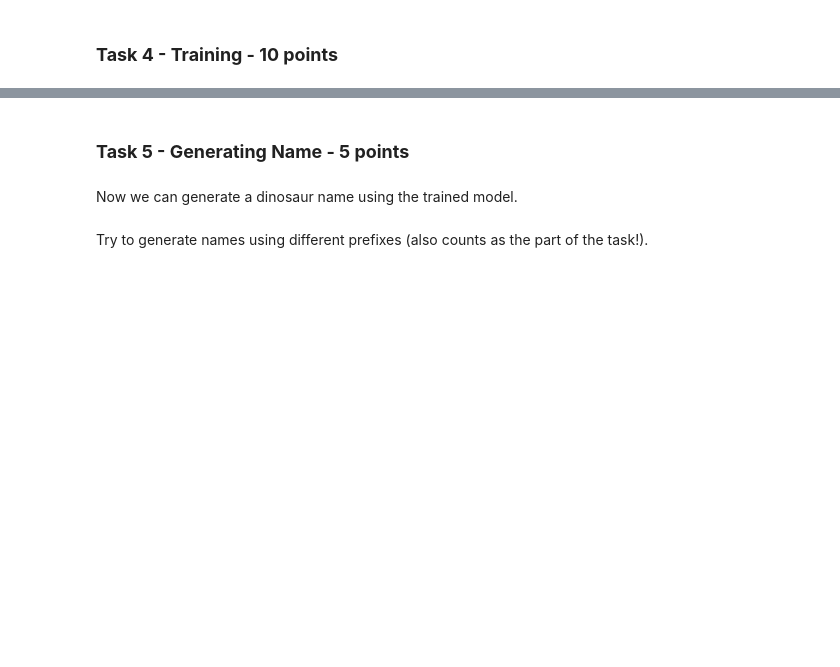
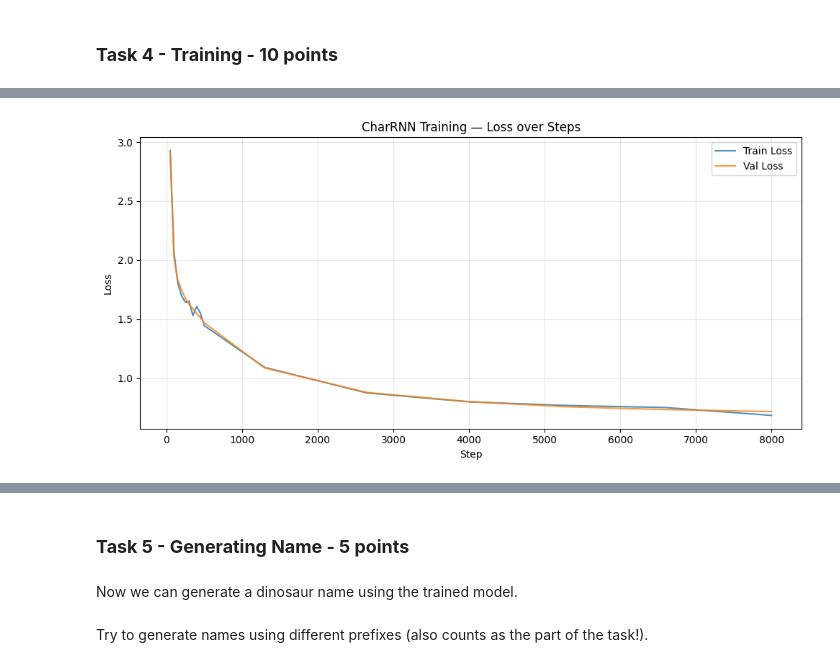
Before and after one commit to Nesher123/AI-Performance-Engineering-Course, a Jupyter notebook: module_2-llm_architecture/assignment_2-NLP_and_sequence_modeling/hometask_2-ofir_nesher.ipynb, the cells around one changed output, grey strips where cells are left out. Cells and saved outputs as stored; diff of their text form; code cells hidden in the pictures; blank space fills up the shorter version.

```diff
--- a/module_2-llm_architecture/assignment_2-NLP_and_sequence_modeling/hometask_2-ofir_nesher.ipynb
+++ b/module_2-llm_architecture/assignment_2-NLP_and_sequence_modeling/hometask_2-ofir_nesher.ipynb
@@ -969,2 +1158,45 @@ Initialize the model and run training for fixed number of epochs.
+# %%
+import re
+
+import matplotlib.pyplot as plt
+
+# Parse the training output from cell above
+output = """Epoch: 1/30... Step: 50... Loss: 2.9292... Val Loss: 2.9192
+Epoch: 1/30... Step: 100... Loss: 2.0650... Val Loss: 2.0216
+Epoch: 1/30... Step: 150... Loss: 1.8062... Val Loss: 1.8322
+Epoch: 1/30... Step: 200... Loss: 1.6979... Val Loss: 1.7477
+Epoch: 1/30... Step: 250... Loss: 1.6431... Val Loss: 1.6763
+Epoch: 2/30... Step: 300... Loss: 1.6525... Val Loss: 1.6237
+Epoch: 2/30... Step: 350... Loss: 1.5296... Val Loss: 1.5889
+Epoch: 2/30... Step: 400... Loss: 1.6074... Val Loss: 1.5457
+Epoch: 2/30... Step: 450... Loss: 1.5491... Val Loss: 1.5110
+Epoch: 2/30... Step: 500... Loss: 1.4447... Val Loss: 1.4690
+Epoch: 5/30... Step: 1300... Loss: 1.0903... Val Loss: 1.0856
+Epoch: 10/30... Step: 2650... Loss: 0.8741... Val Loss: 0.8785
+Epoch: 15/30... Step: 4000... Loss: 0.7987... Val Loss: 0.8003
+Epoch: 20/30... Step: 5300... Loss: 0.7675... Val Loss: 0.7564
+Epoch: 25/30... Step: 6600... Loss: 0.7503... Val Loss: 0.7330
+Epoch: 30/30... Step: 8000... Loss: 0.6836... Val Loss: 0.7162"""
+
+steps, train_losses, val_losses = [], [], []
+for line in output.strip().split("\n"):
+    m = re.search(r"Step: (\d+)\.*\s+Loss: (\d+\.\d+)\.*\s+Val Loss: (\d+\.\d+)", line)
+    if m:
+        steps.append(int(m.group(1)))
+        train_losses.append(float(m.group(2)))
+        val_losses.append(float(m.group(3)))
+
+plt.figure(figsize=(10, 5))
+plt.plot(steps, train_losses, label="Train Loss", alpha=0.8)
+plt.plot(steps, val_losses, label="Val Loss", alpha=0.8)
+plt.xlabel("Step")
+plt.ylabel("Loss")
+plt.title("CharRNN Training - Loss over Steps")
+plt.legend()
+plt.grid(True, alpha=0.3)
+plt.tight_layout()
+plt.show()
+# %% [output]
+[figure, added]
 # %%
 print(model)
```
Also changed, not shown: parts of 27 cells of this notebook, 1 other file.
